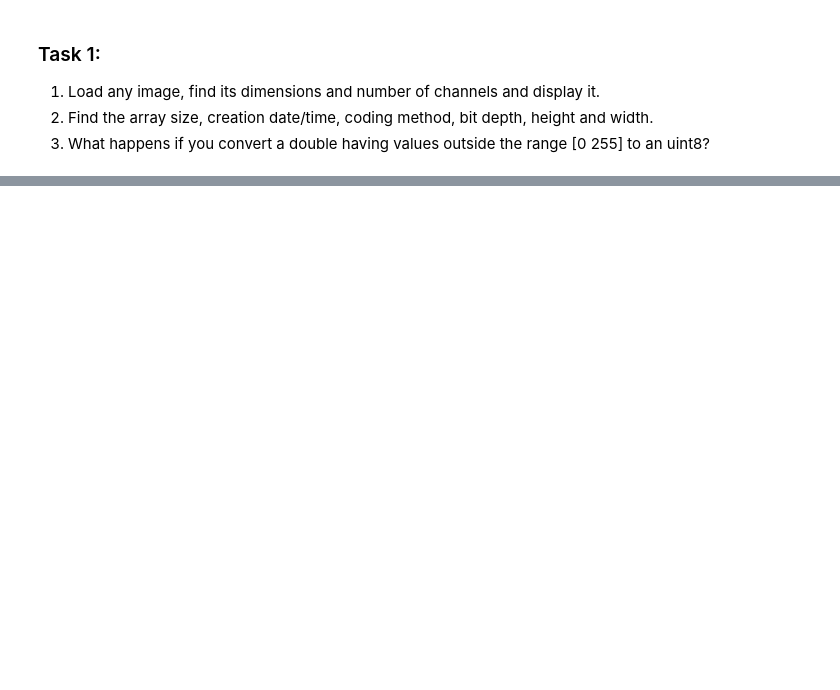
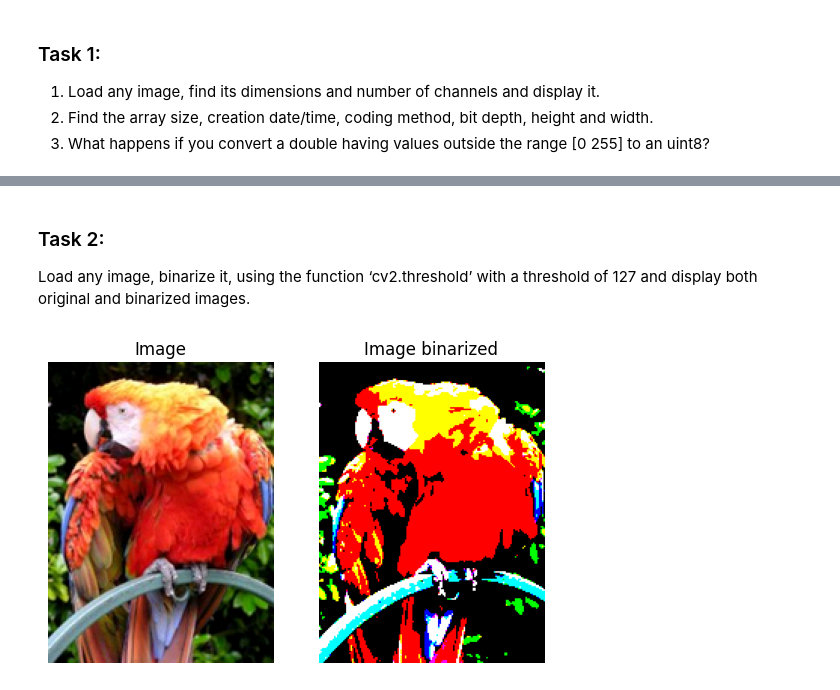
Before and after one commit to DanielSarf/DIP-Course-Submissions, a Jupyter notebook: Lab 5/Lab Notebook.ipynb, the cells around one changed output, grey strips where cells are left out. Cells and saved outputs as stored; diff of their text form; code cells hidden in the pictures; blank space fills up the shorter version.

```diff
--- a/Lab 5/Lab Notebook.ipynb
+++ b/Lab 5/Lab Notebook.ipynb
@@ -46,0 +73,25 @@ The coding method for this image file is PNG
+# %% [markdown]
+<h3>Task 2:</h3>
+
+Load any image, binarize it, using the function ‘cv2.threshold’ with a threshold of 127 and display both original and binarized images.
+# %%
+imagePathT2 = 'RGB_Bit_Depth_24.png'
+
+imgT2 = cv2.imread(imagePathT2)
+imgT2 = cv2.cvtColor(imgT2, cv2.COLOR_BGR2RGB)
+
+_, imgT2Binary = cv2.threshold(imgT2, 127, 255, cv2.THRESH_BINARY)
+
+plt.subplot(1, 2, 1)
+plt.imshow(imgT2)
+plt.axis("Off")
+plt.title("Image")
+
+plt.subplot(1, 2, 2)
+plt.imshow(imgT2Binary)
+plt.axis("Off")
+plt.title("Image binarized")
+
+plt.show()
+# %% [output]
+[figure, added]
```
Also changed, not shown: parts of 9 cells of this notebook, 2 other files.
